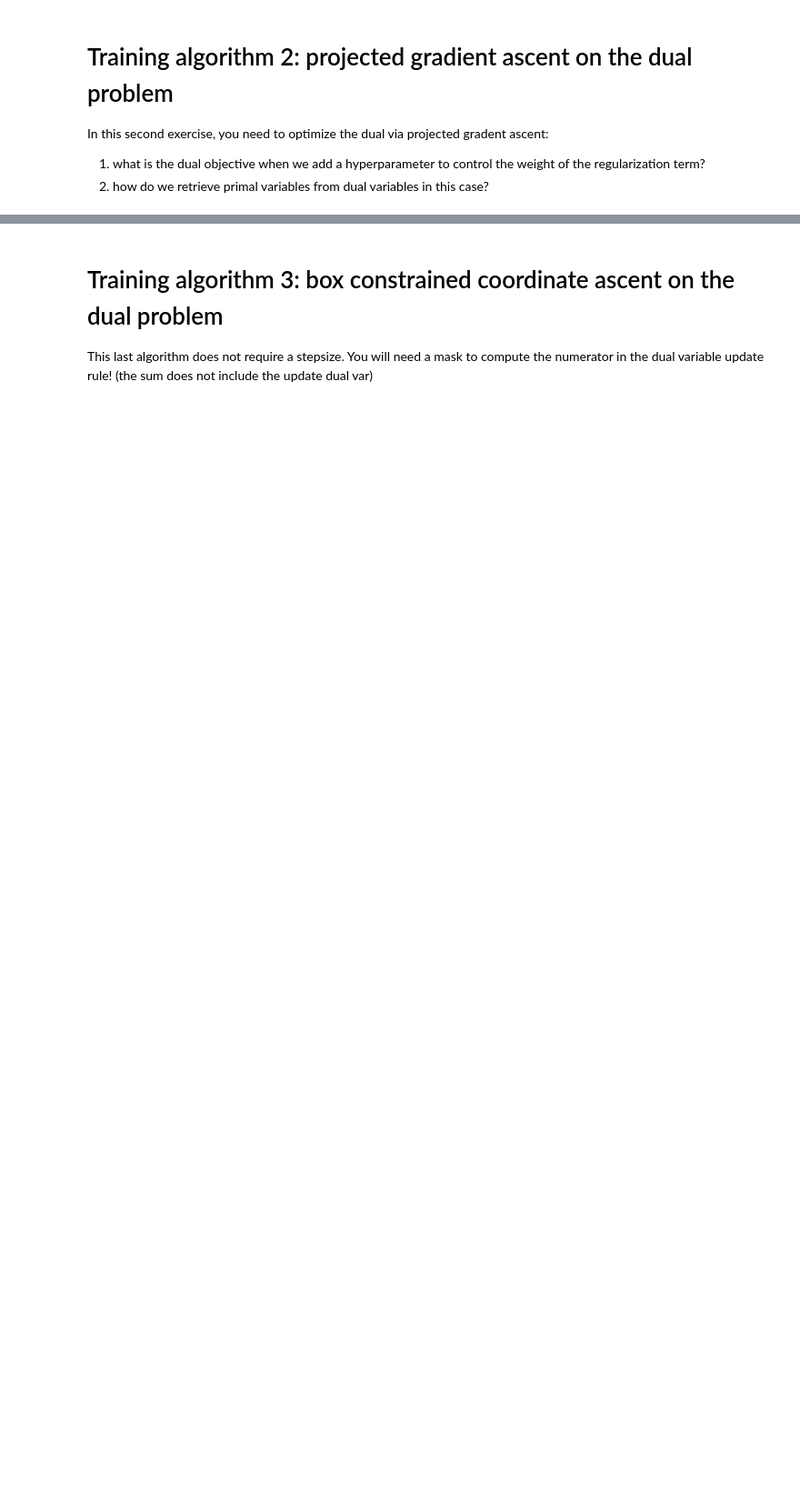
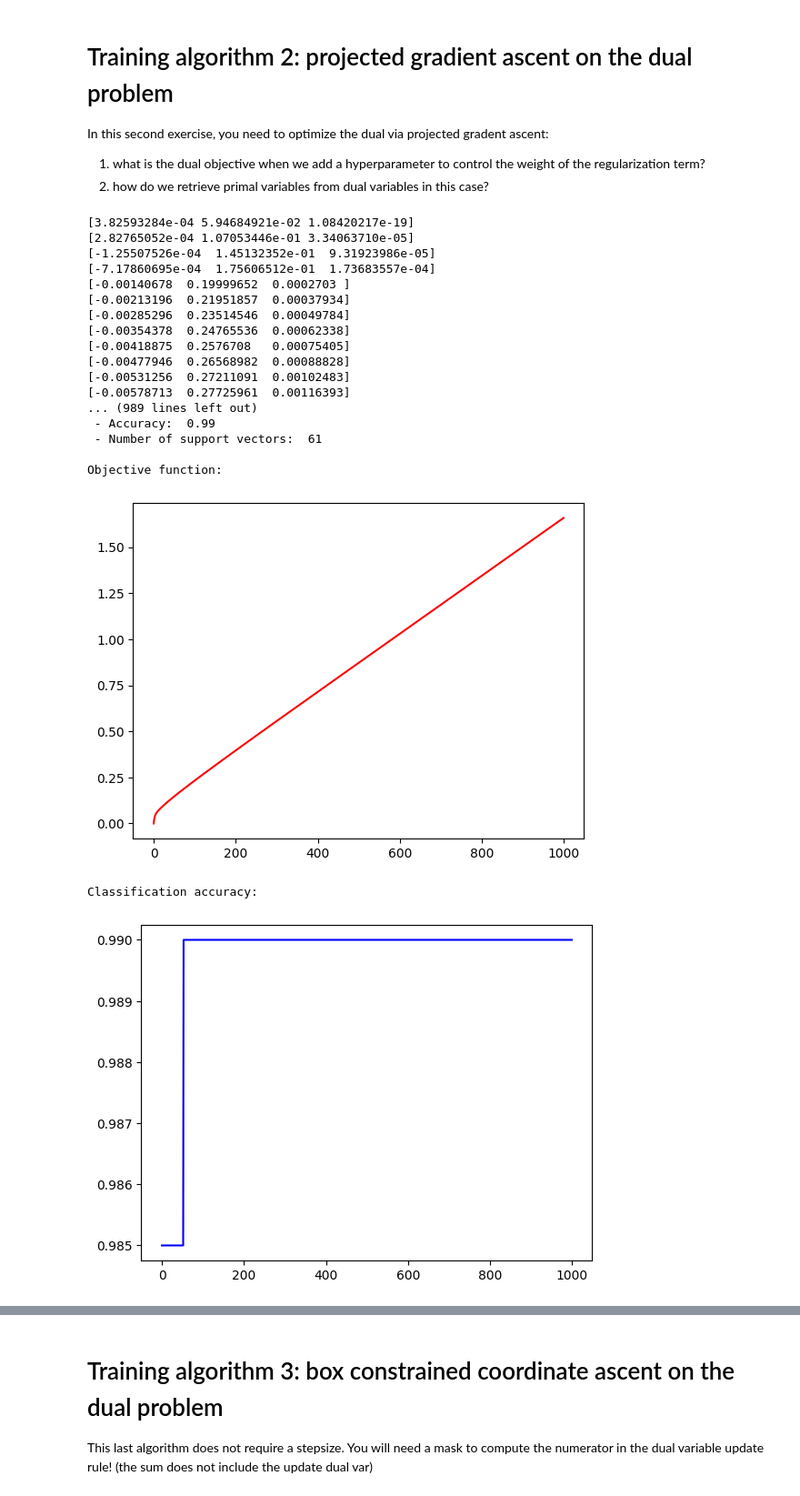
Before and after one commit to Maxime-Jauroyon/Univ-SVM-algo, a Jupyter notebook: Lab_Assignment.ipynb, the cells around one changed output, grey strips where cells are left out. Shown at 91% size. Cells and saved outputs as stored; diff of their text form; code cells hidden in the pictures; blank space fills up the shorter version.

```diff
--- a/Lab_Assignment.ipynb
+++ b/Lab_Assignment.ipynb
@@ -435,7 +438,8 @@ In this second exercise, you need to optimize the dual via projected gradent asc
 2. how do we retrieve primal variables from dual variables in this case?
 # %%
 def dual_vars_to_primal_vars(dual_vars, X, Y_gold, regularization_weight):
-    return # TODO
+    a = -1/regularization_weight*X.T @ Y_gold @ dual_vars
+    return a
 # %%
 # hyperparameters: you can play with them!
 step_size = 1e-4
@@ -456,40 +460,64 @@ Y = np.diag(y_gold)
 for _ in range(n_epochs):
     # compute the object
     # TODO
-    obj = ...
+    obj = -dual_vars.sum(axis=0)-regularization_weight/2*( dual_vars.T @ Y_gold @ X @ X.T @ Y_gold @ dual_vars)
+
     objective_per_epoch.append(obj)
 
     # compute gradient
     # TODO
-
+    grad = -1- regularization_weight*(Y_gold.T @ X @ X.T @ Y_gold @dual_vars)
     # projected sub-gradient step
     # you can use np.clip to project the new dual variables in the feasible space
     # TODO
 
+    dual_vars = np.clip(dual_vars + step_size * grad, -1, 0)
     # evaluate
     a = dual_vars_to_primal_vars(dual_vars, X, Y_gold, regularization_weight)
+    print(a)
     accuracy_per_epoch.append(accuracy(y_gold, predict(a, X)))
 
     # compute the number of support vectors,
     # i.e. the number of dual vars != 0
     support_vectors.append(((dual_vars ** 2) > 1e-7).sum())
 
 
 print("Stats at the last epoch:")
 print(" - Accuracy: ", accuracy_per_epoch[-1])
 print(" - Number of support vectors: ", support_vectors[-1])
 print()
 
 
 print("Objective function:")
 plt.plot(objective_per_epoch, color="red")
 plt.show()
 
 
 print("Classification accuracy:")
 plt.plot(accuracy_per_epoch, color="blue")
 plt.show()
 
 print("Number of support vectors:")
 plt.plot(support_vectors, color="green")
 plt.show()
+# %% [output]
+[3.82593284e-04 5.94684921e-02 1.08420217e-19]
+[2.82765052e-04 1.07053446e-01 3.34063710e-05]
+[-1.25507526e-04  1.45132352e-01  9.31923986e-05]
+[-7.17860695e-04  1.75606512e-01  1.73683557e-04]
+[-0.00140678  0.19999652  0.0002703 ]
+[-0.00213196  0.21951857  0.00037934]
+[-0.00285296  0.23514546  0.00049784]
+[-0.00354378  0.24765536  0.00062338]
+[-0.00418875  0.2576708   0.00075405]
+[-0.00477946  0.26568982  0.00088828]
+[-0.00531256  0.27211091  0.00102483]
+[-0.00578713  0.27725961  0.00116393]
+... (989 lines left out)
+ - Accuracy:  0.99
+ - Number of support vectors:  61
+
+Objective function:
+[figure, added]
+Classification accuracy:
+[figure, added]
```
Also changed, not shown: parts of 10 cells of this notebook.
